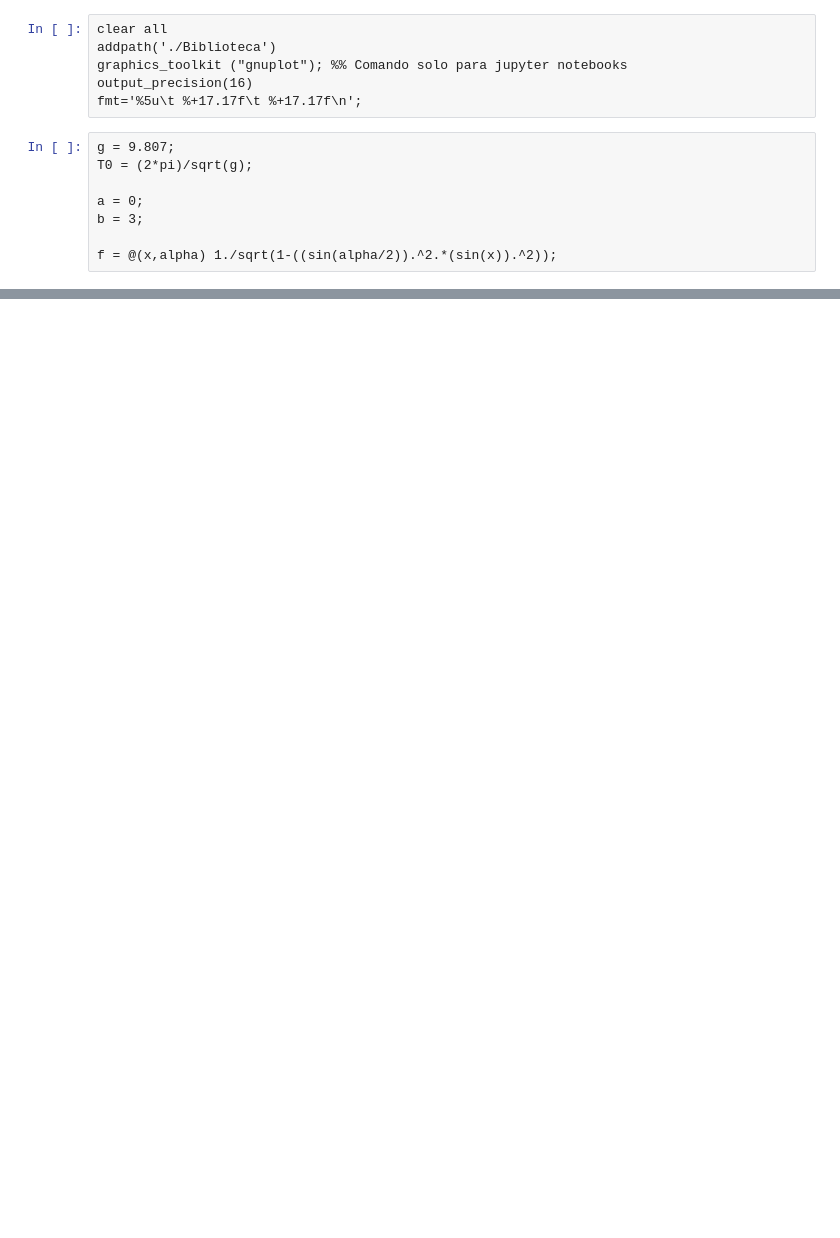
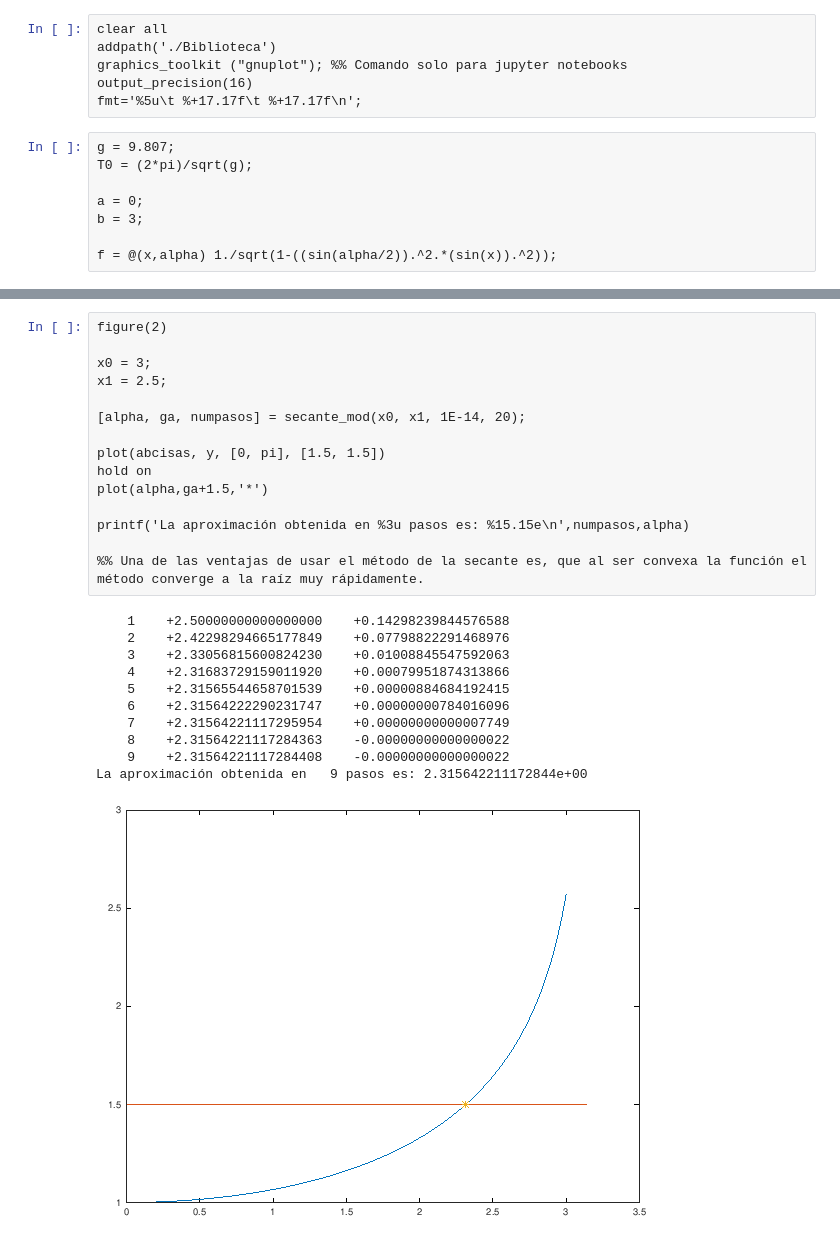
Before and after one commit to alonct/CN1V-practicas-octave, a Jupyter notebook: Entrega_2_AlonsoOmaAlonso/entregable.ipynb, the cells around one changed output, grey strips where cells are left out. Cells and saved outputs as stored; diff of their text form; blank space fills up the shorter version.

```diff
--- a/Entrega_2_AlonsoOmaAlonso/entregable.ipynb
+++ b/Entrega_2_AlonsoOmaAlonso/entregable.ipynb
@@ -189,0 +76,27 @@ La aproximación obtenida en   9 pasos es: 7.370918086808094e-01 *pi
+# %%
+figure(2)
+
+x0 = 3;
+x1 = 2.5;
+
+[alpha, ga, numpasos] = secante_mod(x0, x1, 1E-14, 20);
+
+plot(abcisas, y, [0, pi], [1.5, 1.5])
+hold on
+plot(alpha,ga+1.5,'*')
+
+printf('La aproximación obtenida en %3u pasos es: %15.15e\n',numpasos,alpha)
+
+%% Una de las ventajas de usar el método de la secante es, que al ser convexa la función el método converge a la raíz muy rápidamente.
+# %% [output]
+    1    +2.50000000000000000    +0.14298239844576588
+    2    +2.42298294665177849    +0.07798822291468976
+    3    +2.33056815600824230    +0.01008845547592063
+    4    +2.31683729159011920    +0.00079951874313866
+    5    +2.31565544658701539    +0.00000884684192415
+    6    +2.31564222290231747    +0.00000000784016096
+    7    +2.31564221117295954    +0.00000000000007749
+    8    +2.31564221117284363    -0.00000000000000022
+    9    +2.31564221117284408    -0.00000000000000022
+La aproximación obtenida en   9 pasos es: 2.315642211172844e+00
+[figure, added]
```
Also changed, not shown: parts of 9 cells of this notebook, 1 other file.
